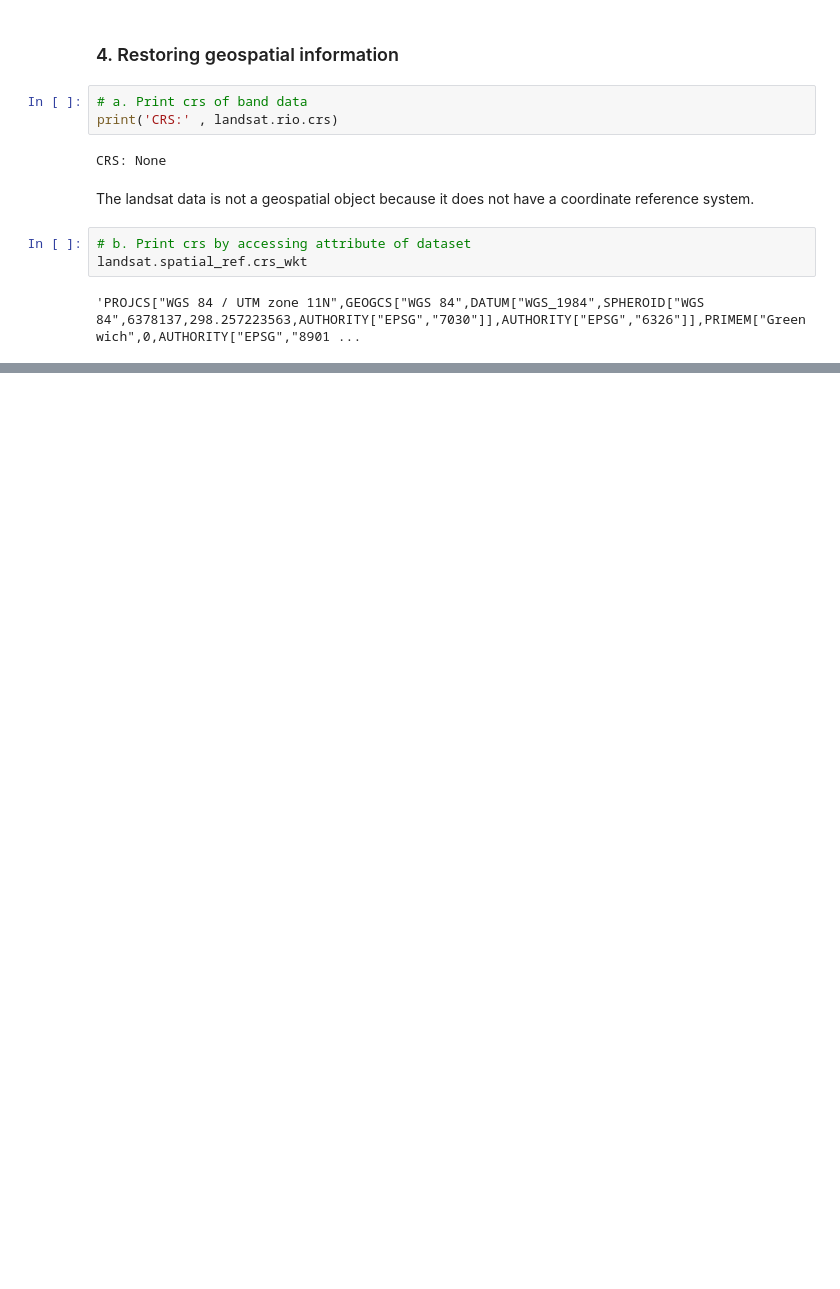
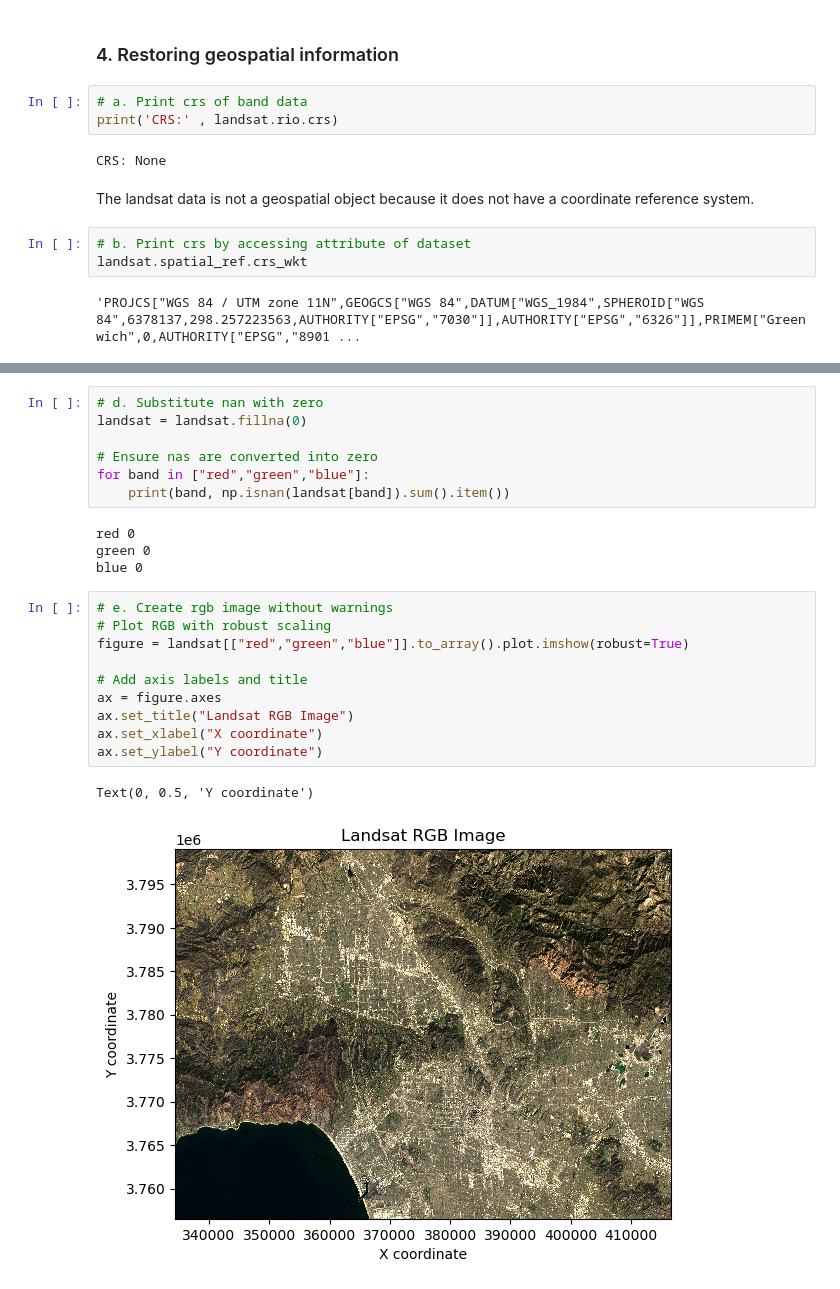
Before and after one commit to richardmonteslemus/eds220-hwk4, a Jupyter notebook: hwk4-task2-false-color-MONTESLEMUS.ipynb, the cells around one changed output, grey strips where cells are left out. Drawn from its saved outputs; the diff is of its cells as text; blank space fills up the shorter version.

```diff
--- a/hwk4-task2-false-color-MONTESLEMUS.ipynb
+++ b/hwk4-task2-false-color-MONTESLEMUS.ipynb
@@ -144,0 +181,24 @@ CRS: EPSG:32611
+# %%
+# d. Substitute nan with zero
+landsat = landsat.fillna(0)
+
+# Ensure nas are converted into zero
+for band in ["red","green","blue"]:
+    print(band, np.isnan(landsat[band]).sum().item())
+# %% [output]
+red 0
+green 0
+blue 0
+# %%
+# e. Create rgb image without warnings
+# Plot RGB with robust scaling
+figure = landsat[["red","green","blue"]].to_array().plot.imshow(robust=True)
+
+# Add axis labels and title
+ax = figure.axes
+ax.set_title("Landsat RGB Image")
+ax.set_xlabel("X coordinate")
+ax.set_ylabel("Y coordinate")
+# %% [output]
+Text(0, 0.5, 'Y coordinate')
+[figure, added]
```
Also changed, not shown: parts of 7 cells of this notebook.
